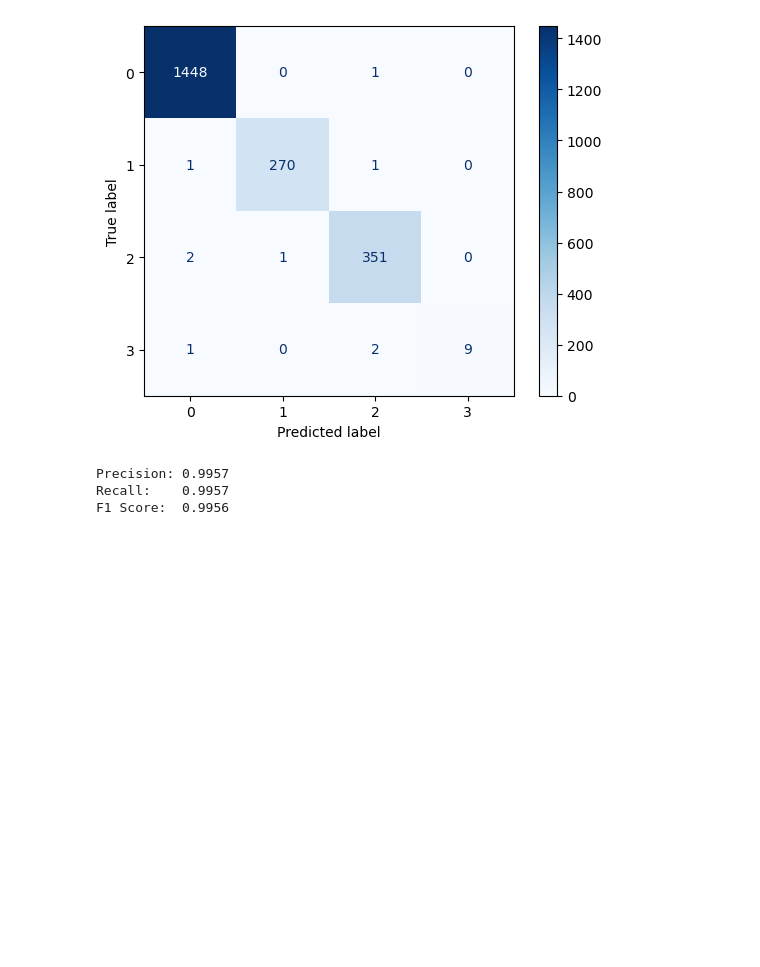
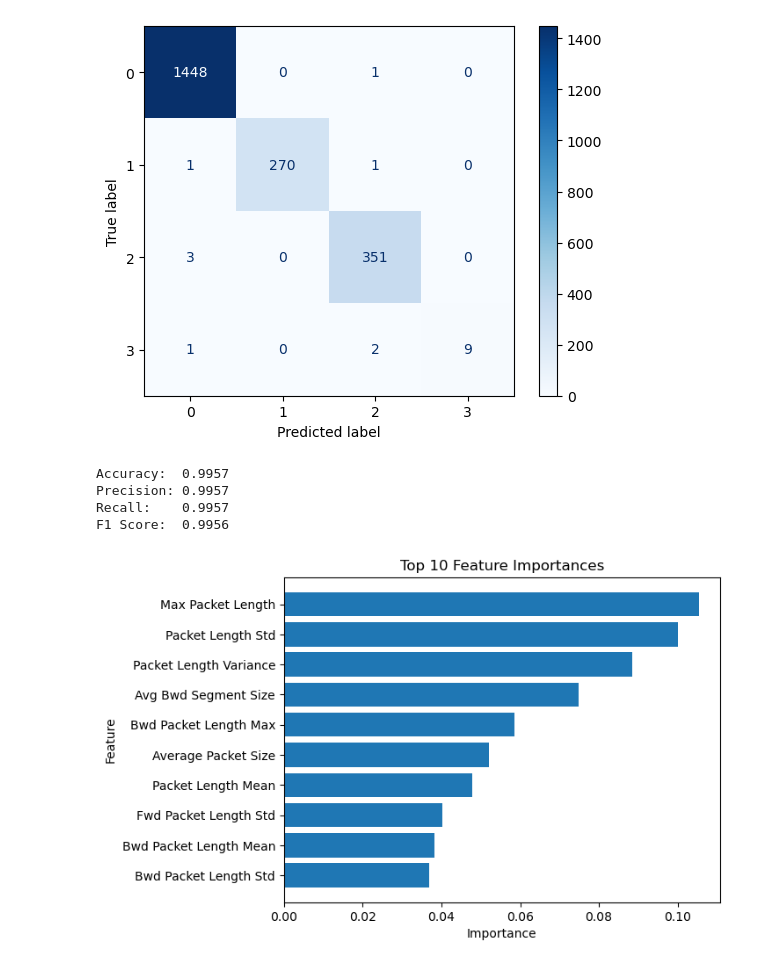
Before and after one commit to nashatfarajat/crossrealms-blockshield-project, a Jupyter notebook: Task4/pcap parsing & building an AI model.ipynb, the cells around one changed output. Saved outputs shown, nothing was run; the diff lists cells and outputs as text; code cells hidden in the pictures; blank space fills up the shorter version.

```diff
--- a/Task4/pcap parsing & building an AI model.ipynb
+++ b/Task4/pcap parsing & building an AI model.ipynb
@@ -545,7 +547,7 @@ Name: count, dtype: int64
 # %%
 feature_cols = [col for col in df.columns if col not in
                 ['Flow ID', 'Source IP', 'Destination IP',
-                 'Source Port', 'Destination Port', 'Timestamp', 'Cluster']]
+                 'Source Port', 'Destination Port', 'Timestamp', 'Cluster','PCA1', 'PCA2', 'PCA3']]
 
 X = df[feature_cols]
 y = df['Cluster']
@@ -578,14 +580,34 @@ plt.show()
 # %% [output]
 [figure]
 # %%
+accuracy = accuracy_score(y, y_pred)
 precision = precision_score(y, y_pred, average='weighted')
 recall = recall_score(y, y_pred, average='weighted')
 f1 = f1_score(y, y_pred, average='weighted')
 
+
+print(f"Accuracy:  {accuracy:.4f}")
 print(f"Precision: {precision:.4f}")
 print(f"Recall:    {recall:.4f}")
 print(f"F1 Score:  {f1:.4f}")
 # %% [output]
+Accuracy:  0.9957
 Precision: 0.9957
 Recall:    0.9957
 F1 Score:  0.9956
+# %%
+import numpy as np
+
+model.fit(X, y)
+importances = model.feature_importances_
+feature_names = X.columns
+
+# Get top 10
+indices = np.argsort(importances)[-10:]
+plt.barh(feature_names[indices], importances[indices])
+plt.xlabel("Importance")
+plt.ylabel("Feature")
+plt.title("Top 10 Feature Importances")
+plt.show()
+# %% [output]
+[figure, added]
```
Also changed, not shown: parts of 3 cells of this notebook.
